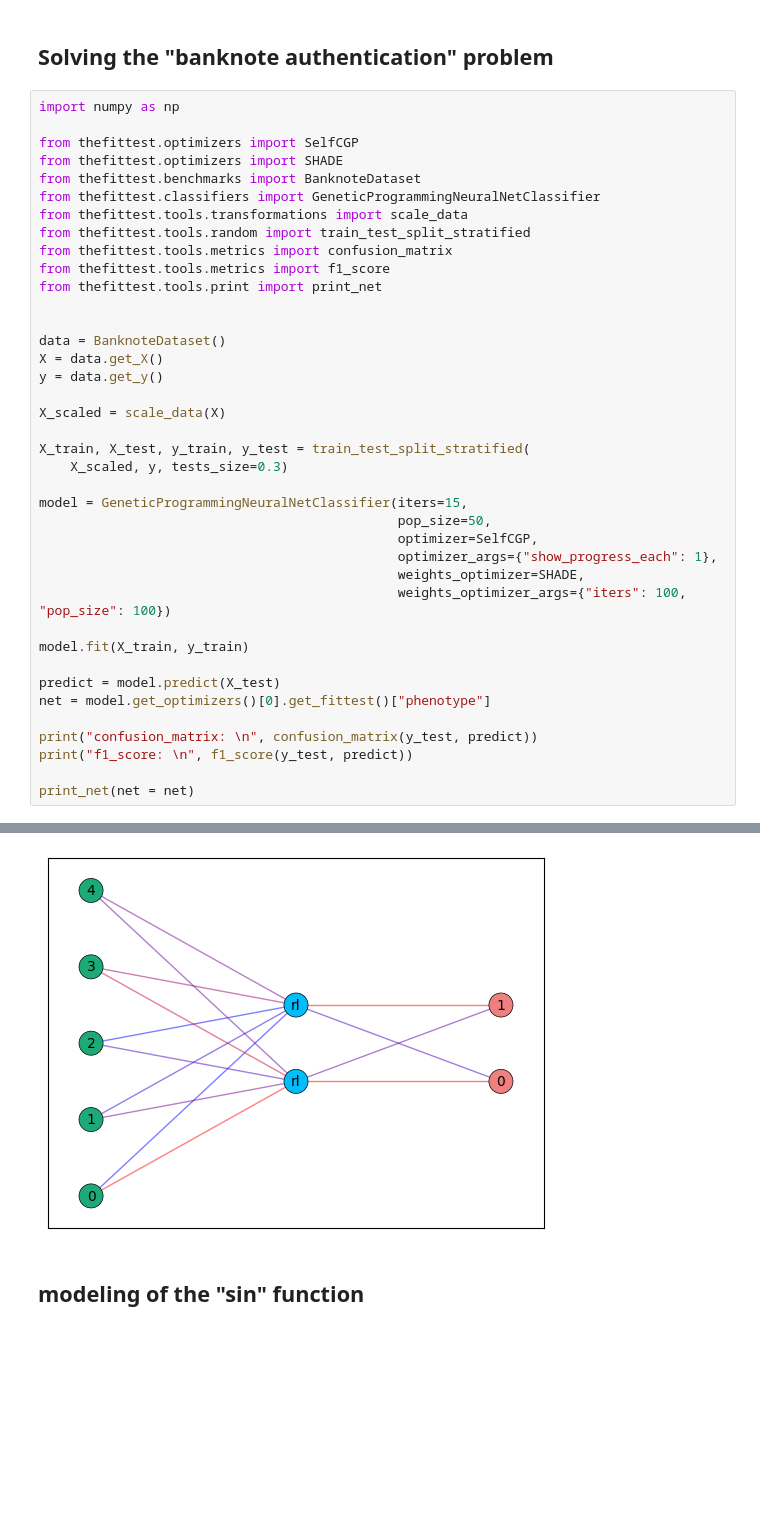
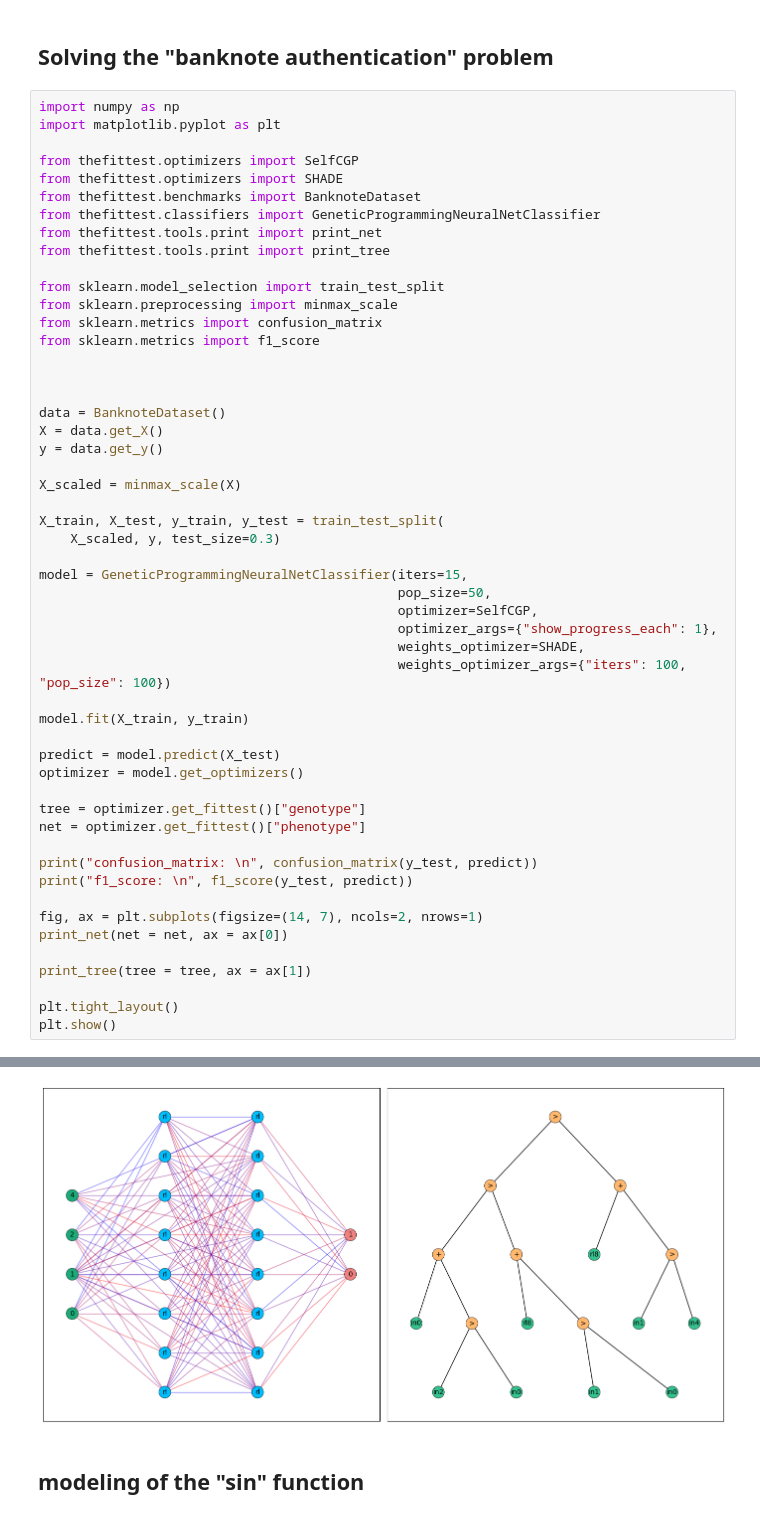
Before and after one commit to sherstpasha/thefittest-notebooks, a Jupyter notebook: gpnn_regression_classification_problems.ipynb, the cells around one changed output, grey strips where cells are left out. Drawn from its saved outputs; the diff is of its cells as text; blank space fills up the shorter version.

```diff
--- a/gpnn_regression_classification_problems.ipynb
+++ b/gpnn_regression_classification_problems.ipynb
@@ -2,26 +2,30 @@
 ## Solving the "banknote authentication" problem
 # %%
 import numpy as np
+import matplotlib.pyplot as plt
 
 from thefittest.optimizers import SelfCGP
 from thefittest.optimizers import SHADE
 from thefittest.benchmarks import BanknoteDataset
 from thefittest.classifiers import GeneticProgrammingNeuralNetClassifier
-from thefittest.tools.transformations import scale_data
-from thefittest.tools.random import train_test_split_stratified
-from thefittest.tools.metrics import confusion_matrix
-from thefittest.tools.metrics import f1_score
 from thefittest.tools.print import print_net
+from thefittest.tools.print import print_tree
+
+from sklearn.model_selection import train_test_split
+from sklearn.preprocessing import minmax_scale
+from sklearn.metrics import confusion_matrix
+from sklearn.metrics import f1_score
+
 
 
 data = BanknoteDataset()
 X = data.get_X()
 y = data.get_y()
 
-X_scaled = scale_data(X)
+X_scaled = minmax_scale(X)
 
-X_train, X_test, y_train, y_test = train_test_split_stratified(
-    X_scaled, y, tests_size=0.3)
+X_train, X_test, y_train, y_test = train_test_split(
+    X_scaled, y, test_size=0.3)
 
 model = GeneticProgrammingNeuralNetClassifier(iters=15,
                                               pop_size=50,
@@ -33,10 +37,19 @@ model = GeneticProgrammingNeuralNetClassifier(iters=15,
 model.fit(X_train, y_train)
 
 predict = model.predict(X_test)
-net = model.get_optimizers()[0].get_fittest()["phenotype"]
+optimizer = model.get_optimizers()
+
+tree = optimizer.get_fittest()["genotype"]
+net = optimizer.get_fittest()["phenotype"]
 
 print("confusion_matrix: \n", confusion_matrix(y_test, predict))
 print("f1_score: \n", f1_score(y_test, predict))
 
-print_net(net = net)
+fig, ax = plt.subplots(figsize=(14, 7), ncols=2, nrows=1)
+print_net(net = net, ax = ax[0])
+
+print_tree(tree = tree, ax = ax[1])
+
+plt.tight_layout()
+plt.show()
 # %% [output]
@@ -62,4 +75,4 @@ f1_score:
-[figure, old version]
+[figure, new version]
 # %% [markdown]
 ## modeling of the "sin" function
 # %%
```
Also changed, not shown: parts of 2 cells of this notebook, 5 other files.
